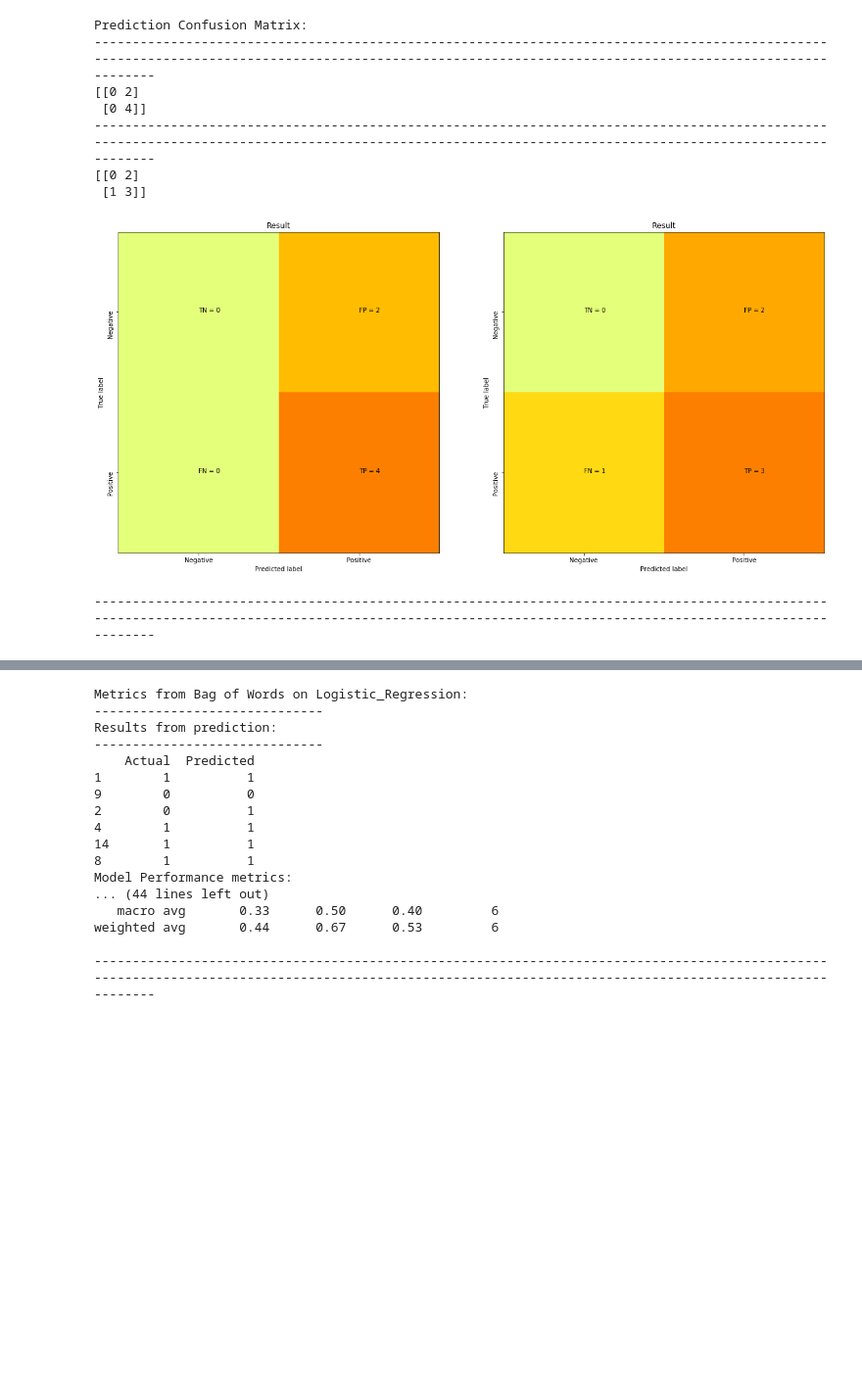
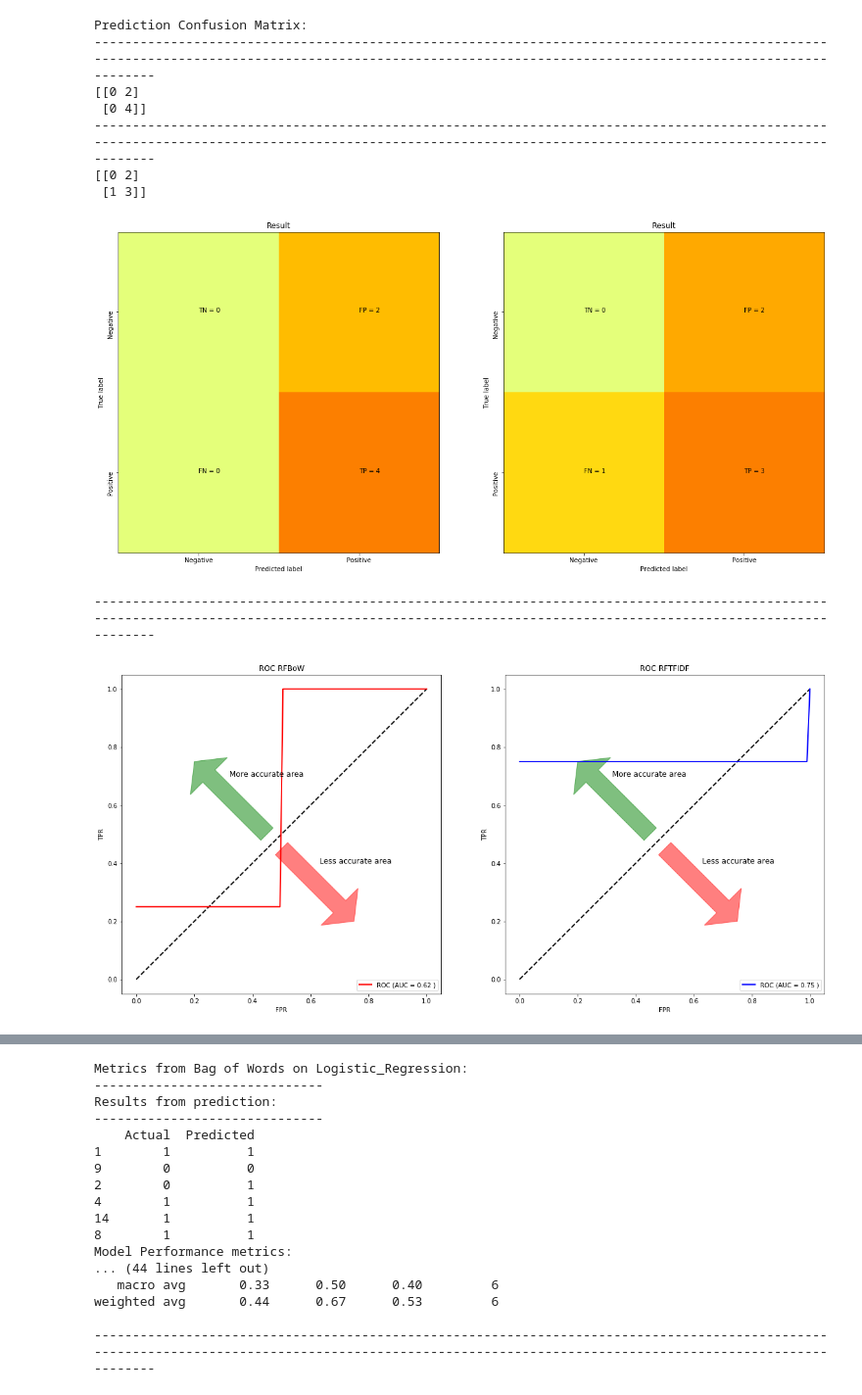
Before and after one commit to dimitri12/masterthesis, a Jupyter notebook: exjobb_final.ipynb, the cells around one changed output, grey strips where cells are left out. Shown at 98% size. Cells and saved outputs as stored; diff of their text form; code cells hidden in the pictures; blank space fills up the shorter version.

```diff
--- a/exjobb_final.ipynb
+++ b/exjobb_final.ipynb
@@ -2003,31 +2009,34 @@ Prediction Confusion Matrix:
 method = 'RF'
 result = predictor(data_array,method,multiclass)
 generate_metrics(result,method)
+title=[method+'BoW',method+'TFIDF']
+plot_roc(result[0],result[1],title,method)
 # %% [output]
 Metrics from Bag of Words on Random_Forest:
 ------------------------------
 Results from prediction:
 ------------------------------
     Actual  Predicted
 1        1          1
 9        0          1
 2        0          1
 4        1          1
 14       1          1
 8        1          1
 Model Performance metrics:
 ... (44 lines left out)
    macro avg       0.30      0.38      0.33         6
 weighted avg       0.40      0.50      0.44         6
 
 --------------------------------------------------------------------------------------------------------------------------------------------------------------------------------------------------------
 [figure]
 Prediction Confusion Matrix:
 --------------------------------------------------------------------------------------------------------------------------------------------------------------------------------------------------------
 [[0 2]
  [0 4]]
 --------------------------------------------------------------------------------------------------------------------------------------------------------------------------------------------------------
 [[0 2]
  [1 3]]
 [figure]
 --------------------------------------------------------------------------------------------------------------------------------------------------------------------------------------------------------
+[figure, added]
```
Also changed, not shown: parts of 7 cells of this notebook, 20 other files.
